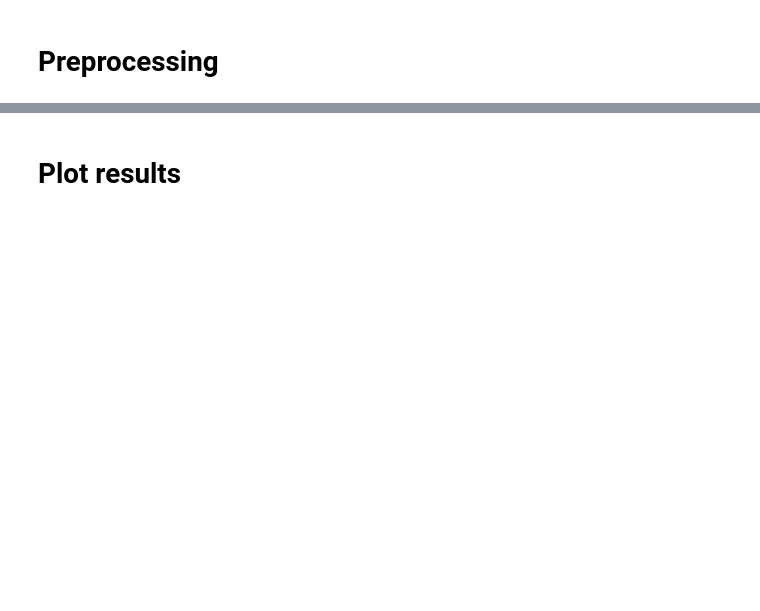
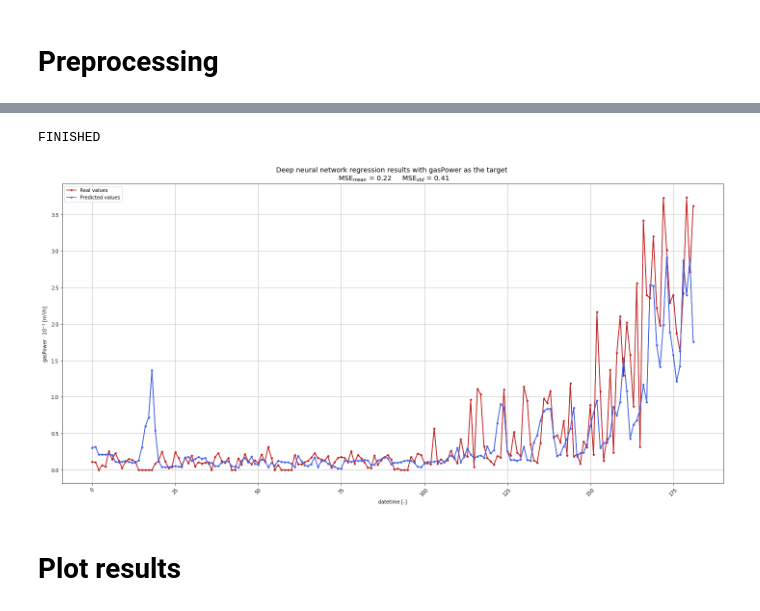
Before and after one commit to deKeijzer/KB-74-OPSCHALER, a Jupyter notebook: Personal_folders/Brian/Keras/8655 gasPower higher resolution.ipynb, the cells around one changed output, grey strips where cells are left out. Drawn from its saved outputs; the diff is of its cells as text; code cells hidden in the pictures; blank space fills up the shorter version.

Commit message:
Applied kfolding on 8655 gasPower high red

```diff
--- a/Personal_folders/Brian/Keras/8655 gasPower higher resolution.ipynb
+++ b/Personal_folders/Brian/Keras/8655 gasPower higher resolution.ipynb
@@ -199,6 +224,6 @@ sns.pairplot(data)
 # %%
 from sklearn.preprocessing import MinMaxScaler, StandardScaler
-from sklearn.model_selection import train_test_split
+from sklearn.model_selection import train_test_split, TimeSeriesSplit
 
 seed = 42
 
@@ -208,4 +233,8 @@ print('X columns final: %s' % list(X.columns))
 #sns.heatmap(X.corr(), annot=True)
 
 y = data[['gasPower']]
+
+# Get it in the right shape
+X = np.array(X).reshape(-1, len(X.columns))
+y = np.array(y).reshape(-1, len(y.columns))
 # %% [output]
@@ -321,3 +357,33 @@ Wall time: 18min 53s
+# %%
+y_t = np.vstack(y_tests) # List of ndarrays to one ndarray
+y_p = np.vstack(y_preds)
+x_indices = np.arange(len(y_t)) # Create the index values
+
+plt.figure(figsize=(20,10))
+plt.plot(x_indices, y_t, '.-', color='r')
+plt.plot(x_indices, y_p, '.-', color='b')
+
+#plt.plot(x_indices, y_t, '.-', color='seagreen', label='Train values') # shows training data
+plt.plot(x_indices, y_t, '.-', color='firebrick', label='Real values', alpha=1)
+plt.plot(x_indices, y_p, '.-', color='royalblue', label='Predicted values', alpha=1)
+
+plt.xlabel('datetime [-]')
+plt.ylabel(r'gasPower $\cdot$ 10$^{-%s}$ [m$^3$/h]' % magnitude)
+plt.xticks(rotation=45)
+plt.legend()
+plt.grid()
+
+mse_mean = np.mean(scores)
+mse_std = np.std(scores)
+
+plt.title('Deep neural network regression results with gasPower as the target \n MSE$_{mean}$ = %.2f \t MSE$_{std}$ = %.2f' % (mse_mean, mse_std), fontsize = 14)
+plt.tight_layout()
+
+#plt.savefig('figures/LSTM_result_all.png', dpi=1000)
+print('FINISHED')
+# %% [output]
+FINISHED
+[figure, added]
 # %% [markdown]
 # Plot results
 # %%
```
Also changed, not shown: parts of 20 cells of this notebook, 5 other files.
